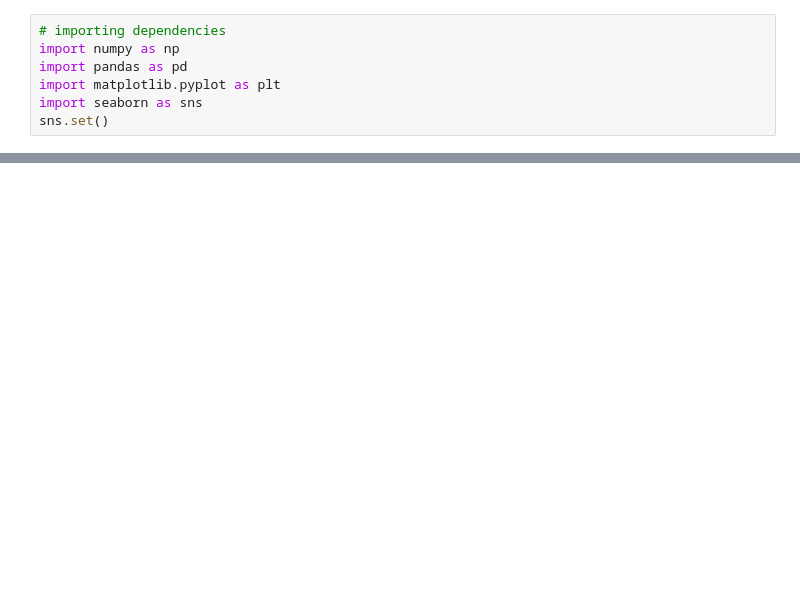
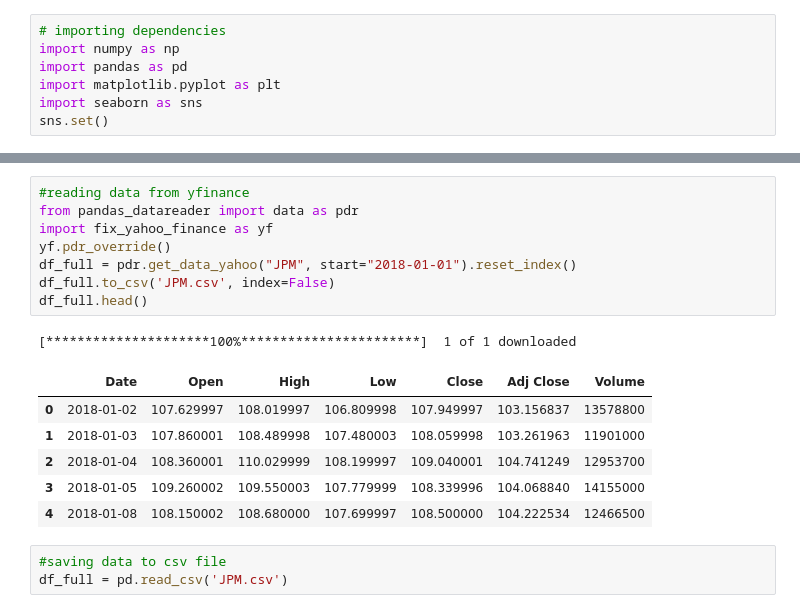
Before and after one commit to Deepak5j/StockPrediction, a Jupyter notebook: main.ipynb, the cells around one changed output, grey strips where cells are left out. Cells and saved outputs as stored; diff of their text form; blank space fills up the shorter version.

```diff
--- a/main.ipynb
+++ b/main.ipynb
@@ -38 +42,20 @@ drive.mount('/content/drive', force_remount=True)
 Mounted at /content/drive
+# %%
+#reading data from yfinance
+from pandas_datareader import data as pdr
+import fix_yahoo_finance as yf
+yf.pdr_override()
+df_full = pdr.get_data_yahoo("JPM", start="2018-01-01").reset_index()
+df_full.to_csv('JPM.csv', index=False)
+df_full.head()
+# %% [output]
+[*********************100%***********************]  1 of 1 downloaded
+|  | Date | Open | High | Low | Close | Adj Close | Volume |
+| 0 | 2018-01-02 | 107.629997 | 108.019997 | 106.809998 | 107.949997 | 103.156837 | 13578800 |
+| 1 | 2018-01-03 | 107.860001 | 108.489998 | 107.480003 | 108.059998 | 103.261963 | 11901000 |
+| 2 | 2018-01-04 | 108.360001 | 110.029999 | 108.199997 | 109.040001 | 104.741249 | 12953700 |
+| 3 | 2018-01-05 | 109.260002 | 109.550003 | 107.779999 | 108.339996 | 104.068840 | 14155000 |
+| 4 | 2018-01-08 | 108.150002 | 108.680000 | 107.699997 | 108.500000 | 104.222534 | 12466500 |
+# %%
+#saving data to csv file
+df_full = pd.read_csv('JPM.csv')
```
Also changed, not shown: parts of 7 cells of this notebook.
